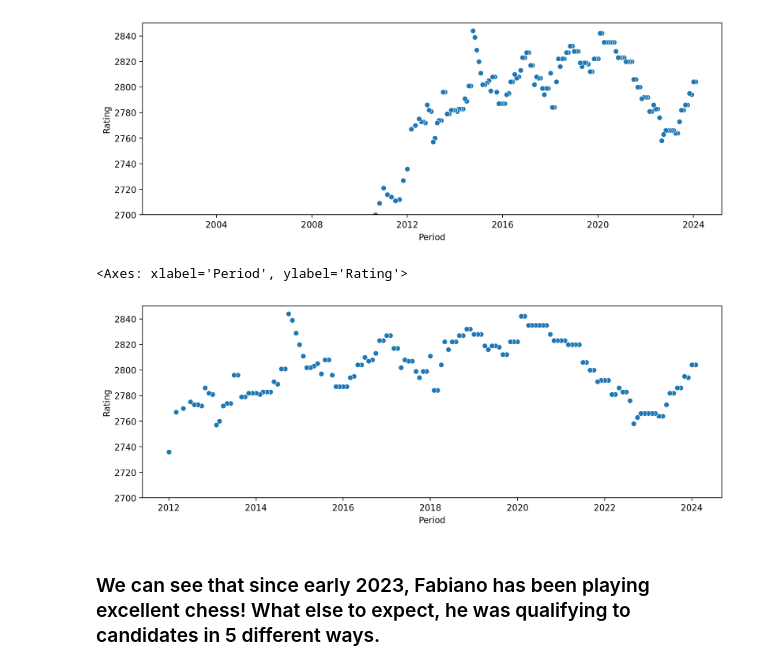
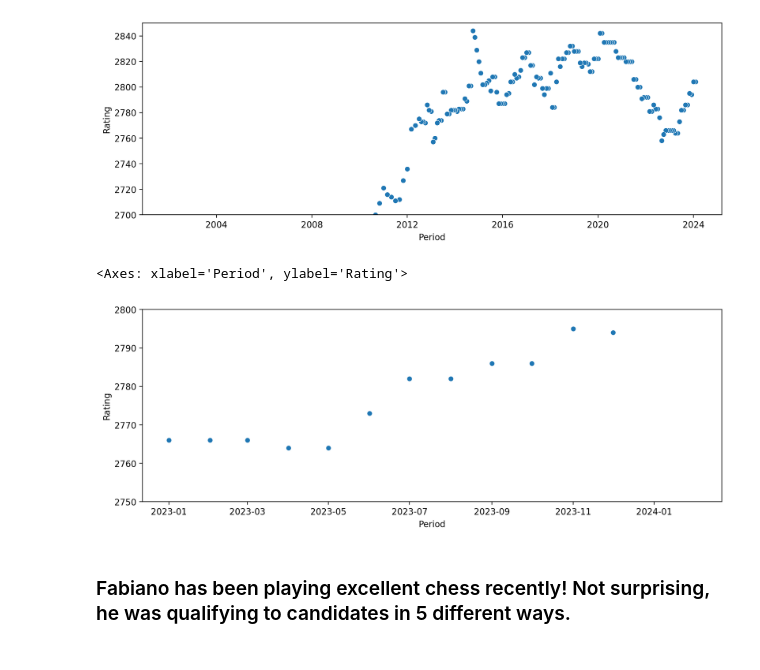
Before and after one commit to amol1202/chessCandidates2024, a Jupyter notebook: Rate_Chances.ipynb, the cells around one changed output. Saved outputs shown, nothing was run; the diff lists cells and outputs as text; code cells hidden in the pictures.

```diff
--- a/Rate_Chances.ipynb
+++ b/Rate_Chances.ipynb
@@ -100,14 +106,14 @@ sns.scatterplot(data=fabi,x='Period',y='Rating')
 <Axes: xlabel='Period', ylabel='Rating'>
 [figure]
 # %%
-# Slicing the timeframe from 2012 onwards.
+# Slicing the timeframe 2023 onwards.
 
 plt.figure(figsize=(12,4),dpi=200)
-plt.ylim(2700,2850)
-sns.scatterplot(data=fabi[fabi['Period'] >= pd.to_datetime('2012-01-01 00:00:00')],x='Period',y='Rating')
+plt.ylim(2750,2800)
+sns.scatterplot(data=fabi[fabi['Period'] >= pd.to_datetime('2023-01-01 00:00:00')],x='Period',y='Rating')
 # %% [output]
 <Axes: xlabel='Period', ylabel='Rating'>
-[figure, old version]
+[figure, new version]
 # %% [markdown]
-### We can see that since early 2023, Fabiano has been playing excellent chess! What else to expect, he was qualifying to candidates in 5 different ways.
+### Fabiano has been playing excellent chess recently! Not surprising, he was qualifying to candidates in 5 different ways.
 # %% [markdown]
```
Also changed, not shown: parts of 7 cells of this notebook, 1 other file.
